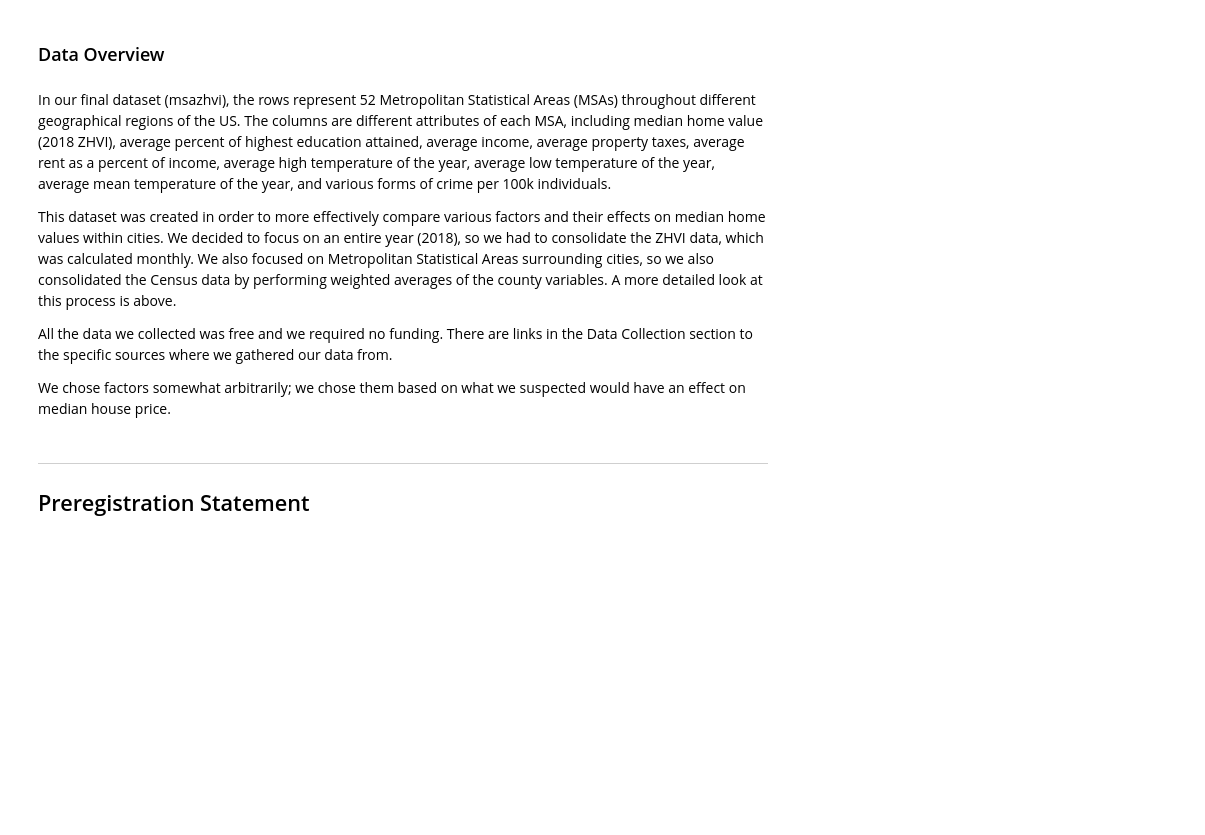
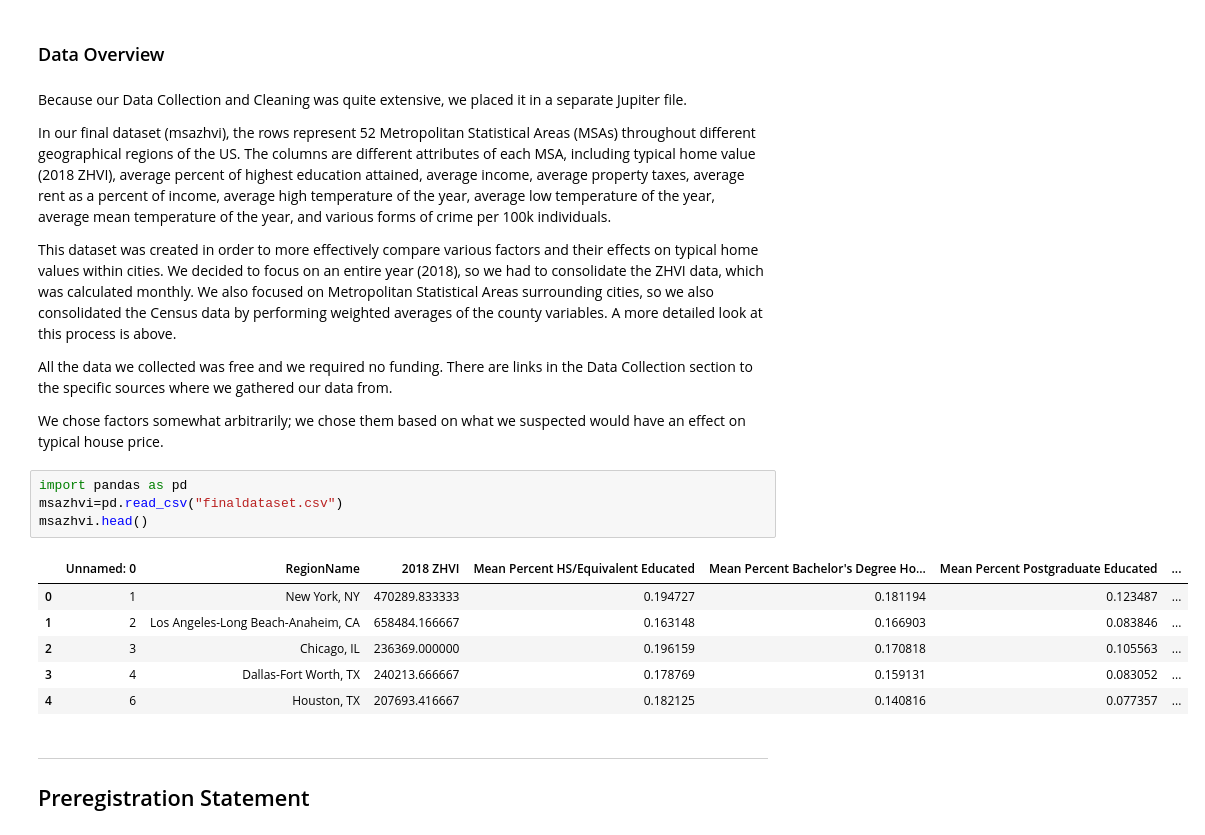
Before and after one commit to Wichaelian/INFO2950, a Jupyter notebook: Phase IV.ipynb, the cells around one changed output. Saved outputs shown, nothing was run; the diff lists cells and outputs as text; blank space fills up the shorter version.

Commit message:
split data collection
split data collection, refined some stuff

```diff
--- a/Phase IV.ipynb
+++ b/Phase IV.ipynb
@@ -404,14 +22,27 @@ msazhvi
 
 ### Data Overview
 # %% [markdown]
-In our final dataset (msazhvi), the rows represent 52 Metropolitan Statistical Areas (MSAs) throughout different geographical regions of the US. The columns are different attributes of each MSA, including median home value (2018 ZHVI), average percent of highest education attained, average income, average property taxes, average rent as a percent of income, average high temperature of the year, average low temperature of the year, average mean temperature of the year, and various forms of crime per 100k individuals.
+Because our Data Collection and Cleaning was quite extensive, we placed it in a separate Jupiter file.
+
+In our final dataset (msazhvi), the rows represent 52 Metropolitan Statistical Areas (MSAs) throughout different geographical regions of the US. The columns are different attributes of each MSA, including typical home value (2018 ZHVI), average percent of highest education attained, average income, average property taxes, average rent as a percent of income, average high temperature of the year, average low temperature of the year, average mean temperature of the year, and various forms of crime per 100k individuals.
 
 
-This dataset was created in order to more effectively compare various factors and their effects on median home values within cities. We decided to focus on an entire year (2018), so we had to consolidate the ZHVI data, which was calculated monthly. We also focused on Metropolitan Statistical Areas surrounding cities, so we also consolidated the Census data by performing weighted averages of the county variables. A more detailed look at this process is above.
+This dataset was created in order to more effectively compare various factors and their effects on typical home values within cities. We decided to focus on an entire year (2018), so we had to consolidate the ZHVI data, which was calculated monthly. We also focused on Metropolitan Statistical Areas surrounding cities, so we also consolidated the Census data by performing weighted averages of the county variables. A more detailed look at this process is above.
 
 All the data we collected was free and we required no funding. There are links in the Data Collection section to the specific sources where we gathered our data from.
 
-We chose factors somewhat arbitrarily; we chose them based on what we suspected would have an effect on median house price.
+We chose factors somewhat arbitrarily; we chose them based on what we suspected would have an effect on typical house price.
+# %%
+import pandas as pd
+msazhvi=pd.read_csv("finaldataset.csv")
+msazhvi.head()
+# %% [output]
+|  | Unnamed: 0 | RegionName | 2018 ZHVI | Mean Percent HS/Equivalent Educated | Mean Percent Bachelor's Degree Ho... | Mean Percent Postgraduate Educated | ... |
+| 0 | 1 | New York, NY | 470289.833333 | 0.194727 | 0.181194 | 0.123487 | ... |
+| 1 | 2 | Los Angeles-Long Beach-Anaheim, CA | 658484.166667 | 0.163148 | 0.166903 | 0.083846 | ... |
+| 2 | 3 | Chicago, IL | 236369.000000 | 0.196159 | 0.170818 | 0.105563 | ... |
+| 3 | 4 | Dallas-Fort Worth, TX | 240213.666667 | 0.178769 | 0.159131 | 0.083052 | ... |
+| 4 | 6 | Houston, TX | 207693.416667 | 0.182125 | 0.140816 | 0.077357 | ... |
 # %% [markdown]
 ---
 ## Preregistration Statement
```
Also changed, not shown: parts of 34 cells of this notebook, 6 other files.
